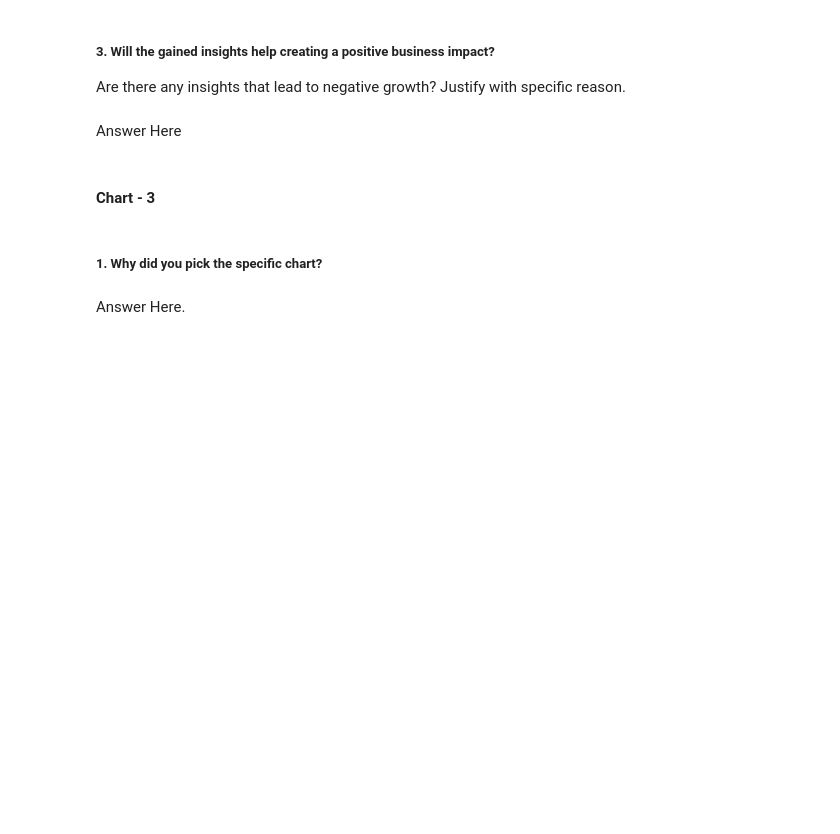
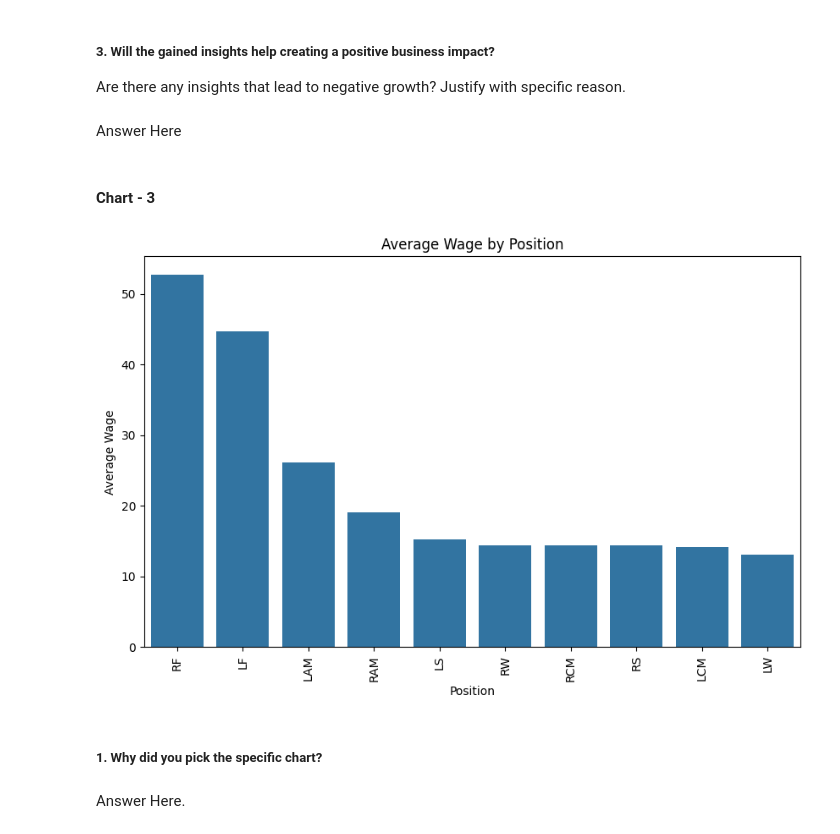
Before and after one commit to parthsharma5575/Ai-Ml-GenAi, a Jupyter notebook: Parth_Sharma_EDA_.ipynb, the cells around one changed output. Cells and saved outputs as stored; diff of their text form; code cells hidden in the pictures; blank space fills up the shorter version.

```diff
--- a/Parth_Sharma_EDA_.ipynb
+++ b/Parth_Sharma_EDA_.ipynb
@@ -423,3 +447,15 @@ Answer Here
+# %%
+# Average wage by position
+avg_wage=df_new.groupby('Position')['Wage'].mean().sort_values(ascending=False).head(10)
+plt.figure(figsize=(10,6))
+plt.title('Average Wage by Position')
+plt.xlabel('Position')
+plt.ylabel('Average Wage')
+sns.barplot(x=avg_wage.index,y=avg_wage.values)
+plt.xticks(rotation=90)
+plt.show()
+# %% [output]
+[figure, added]
 # %% [markdown]
 ##### 1. Why did you pick the specific chart?
 # %% [markdown]
```
Also changed, not shown: parts of 34 cells of this notebook.
